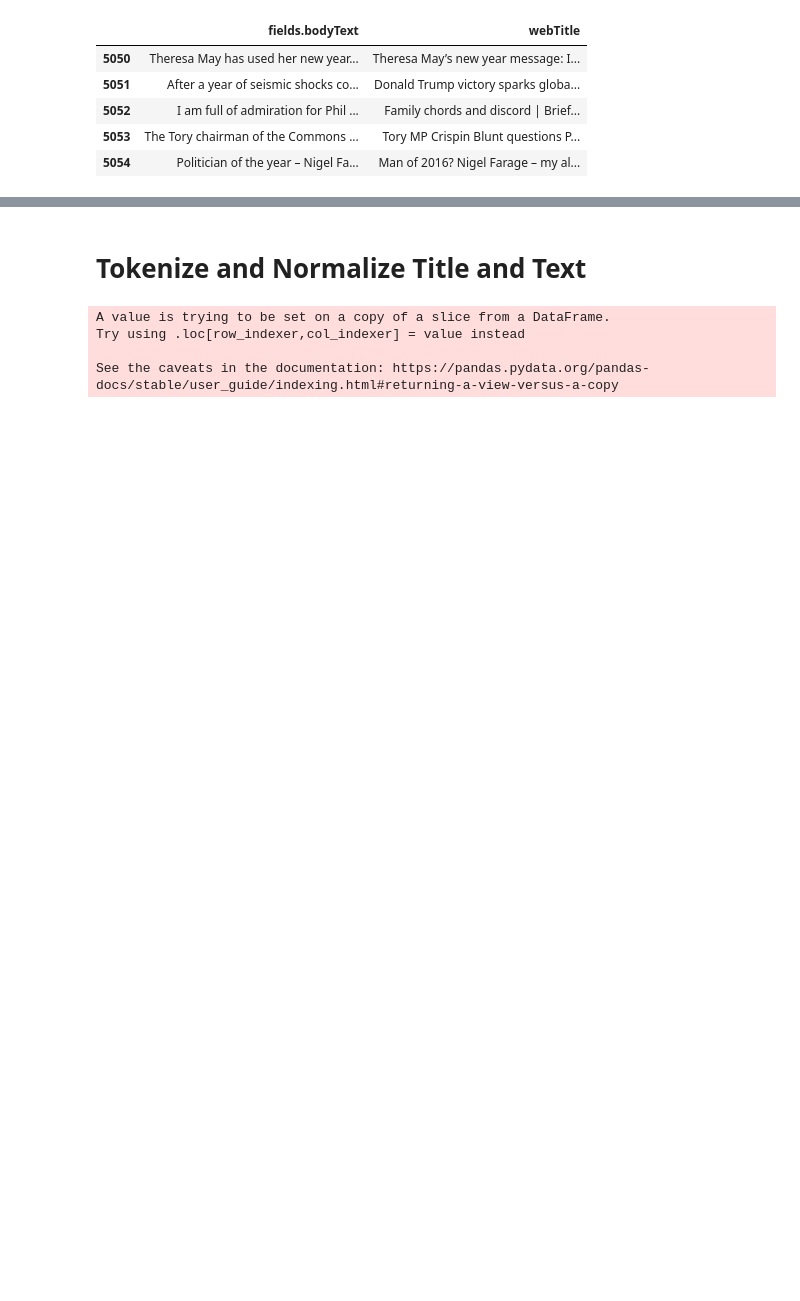
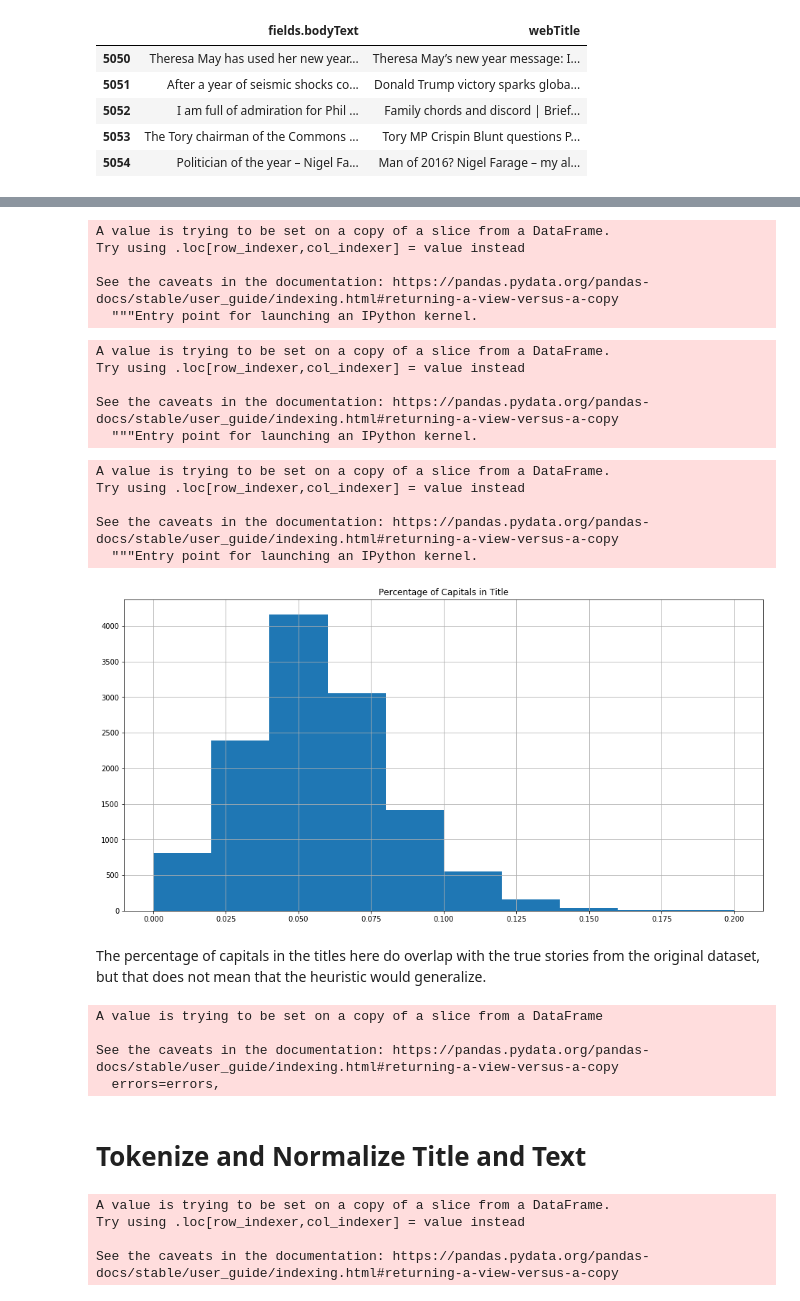
Before and after one commit to merb92/fake-news-classification, a Jupyter notebook: notebooks/clean_guardian_data.ipynb, the cells around one changed output, grey strips where cells are left out. Drawn from its saved outputs; the diff is of its cells as text; code cells hidden in the pictures; blank space fills up the shorter version.

```diff
--- a/notebooks/clean_guardian_data.ipynb
+++ b/notebooks/clean_guardian_data.ipynb
@@ -123,3 +136,50 @@ df_clean = df_text_title.dropna()
+# %%
+def show_hist_for_col(df, column, title):
+    """
+    Display a histogram for a column in a dataframe, splitting the data by label.
+    """
+    plt.figure(figsize=(16,8))
+    df[column].hist()
+    plt.title(title)
+    plt.show()
+# %%
+df_clean['caps_in_title'] = df_clean['webTitle'].apply(lambda title: sum(1 for char in title if char.isupper()))
+# %% [output]
+A value is trying to be set on a copy of a slice from a DataFrame.
+Try using .loc[row_indexer,col_indexer] = value instead
+
+See the caveats in the documentation: https://pandas.pydata.org/pandas-docs/stable/user_guide/indexing.html#returning-a-view-versus-a-copy
+  """Entry point for launching an IPython kernel.
+# %%
+df_clean['title_len'] = df_clean['webTitle'].apply(len)
+# %% [output]
+A value is trying to be set on a copy of a slice from a DataFrame.
+Try using .loc[row_indexer,col_indexer] = value instead
+
+See the caveats in the documentation: https://pandas.pydata.org/pandas-docs/stable/user_guide/indexing.html#returning-a-view-versus-a-copy
+  """Entry point for launching an IPython kernel.
+# %%
+df_clean['norm_caps_in_title'] = df_clean['caps_in_title'] / df_clean['title_len']
+# %% [output]
+A value is trying to be set on a copy of a slice from a DataFrame.
+Try using .loc[row_indexer,col_indexer] = value instead
+
+See the caveats in the documentation: https://pandas.pydata.org/pandas-docs/stable/user_guide/indexing.html#returning-a-view-versus-a-copy
+  """Entry point for launching an IPython kernel.
+# %%
+show_hist_for_col(df_clean, 'norm_caps_in_title', 'Percentage of Capitals in Title')
+# %% [output]
+[figure, added]
+# %% [markdown]
+The percentage of capitals in the titles here do overlap with the true stories from the original dataset, but that does not mean that the heuristic would generalize.
+# %%
+# remove the columns relating to the number of capitals in the title
+df_clean.drop(['caps_in_title', 'title_len', 'norm_caps_in_title'], axis=1, inplace=True)
+# %% [output]
+A value is trying to be set on a copy of a slice from a DataFrame
+
+See the caveats in the documentation: https://pandas.pydata.org/pandas-docs/stable/user_guide/indexing.html#returning-a-view-versus-a-copy
+  errors=errors,
 # %% [markdown]
 # Tokenize and Normalize Title and Text
 # %%
```
Also changed, not shown: parts of 7 cells of this notebook.
